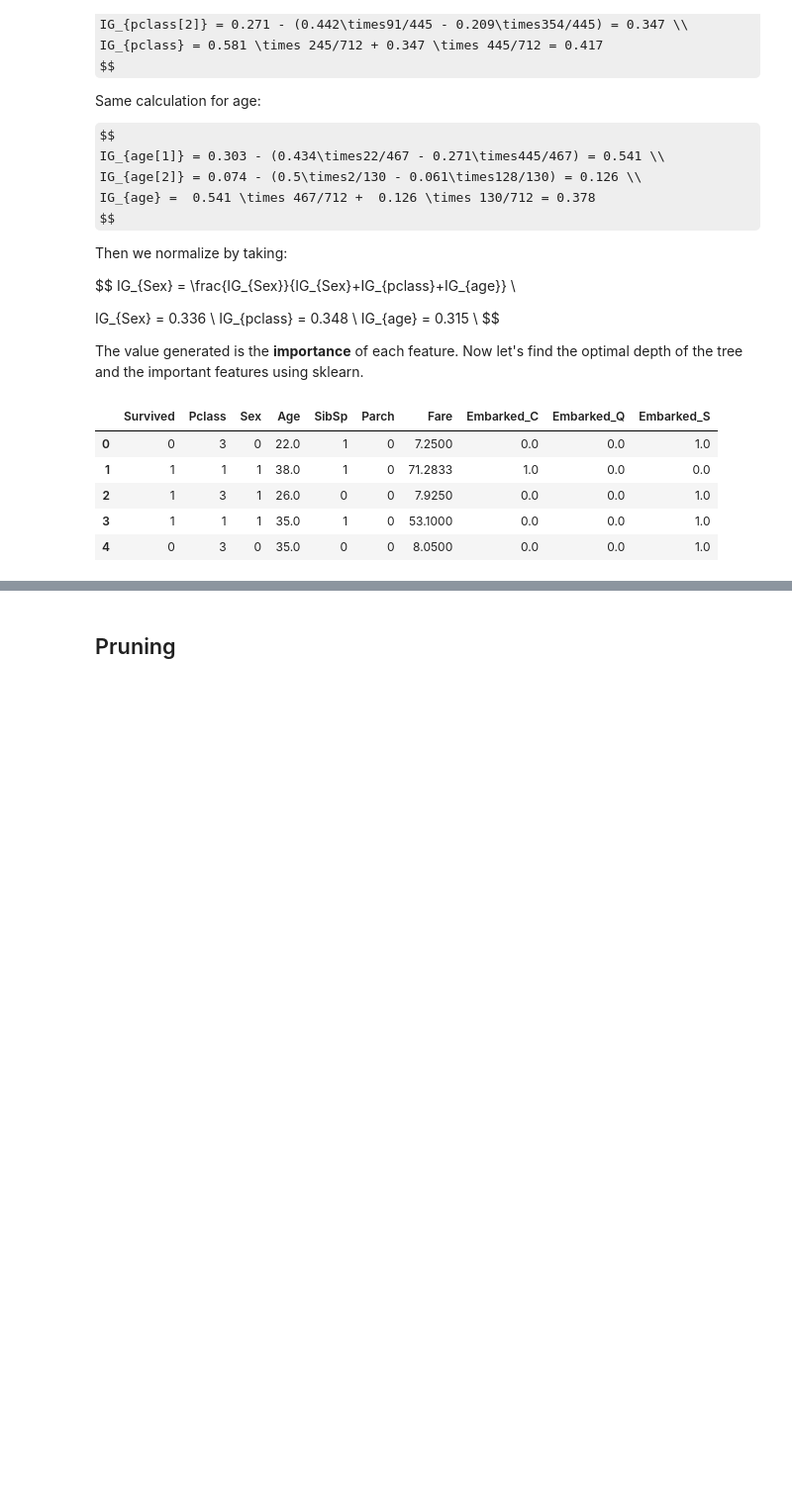
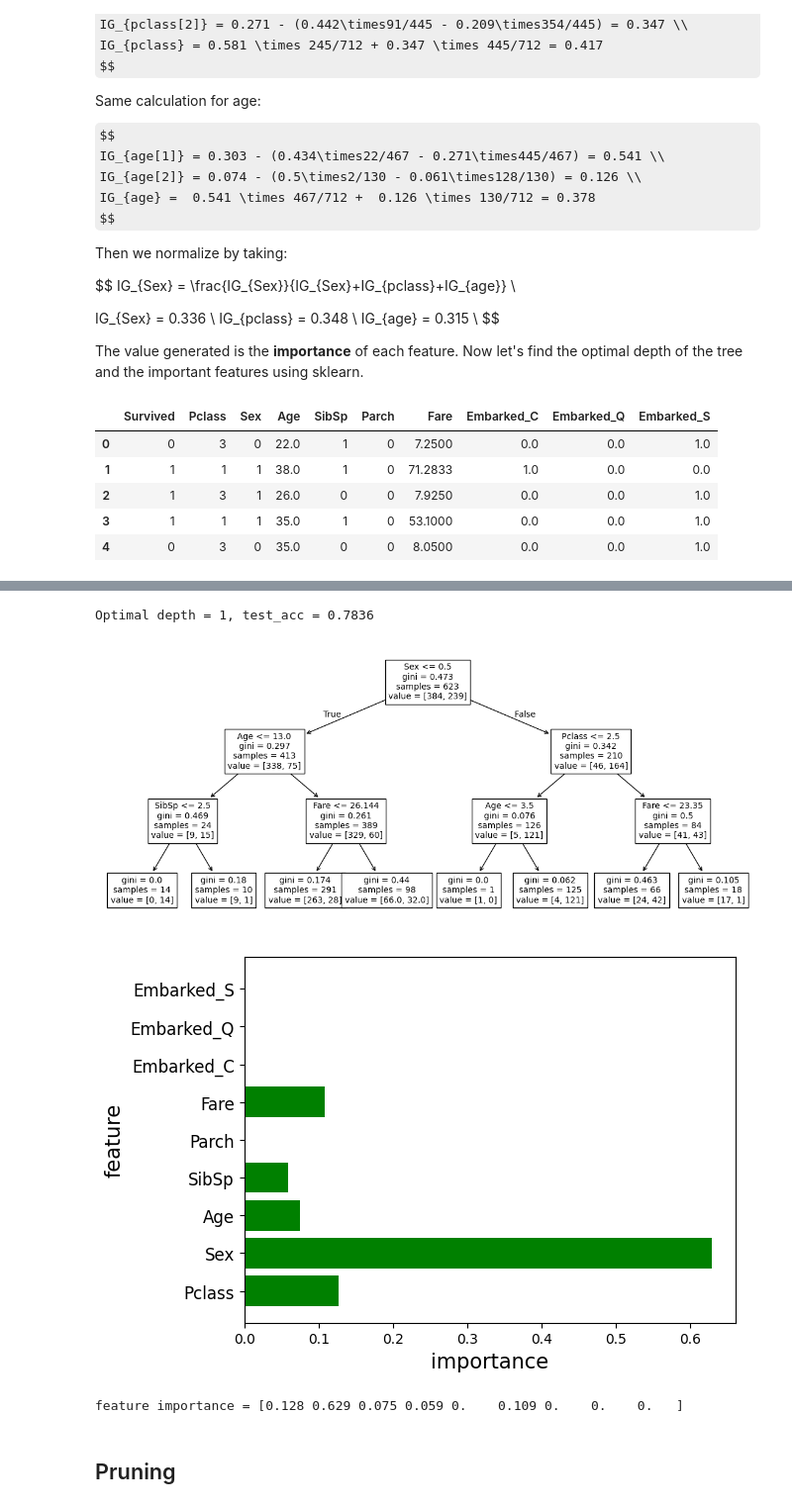
Before and after one commit to Hydrilla05/My-DAC-Curriculum, a Jupyter notebook: DAC-006_Machine_Learning/DAC-006-Intro_to_ML_Session_2_Student.ipynb, the cells around one changed output, grey strips where cells are left out. Shown at 99% size. Saved outputs shown, nothing was run; the diff lists cells and outputs as text; code cells hidden in the pictures; some formulas as TeX source; blank space fills up the shorter version.

```diff
--- a/DAC-006_Machine_Learning/DAC-006-Intro_to_ML_Session_2_Student.ipynb
+++ b/DAC-006_Machine_Learning/DAC-006-Intro_to_ML_Session_2_Student.ipynb
@@ -231,32 +241,37 @@ df.head()
 # %%
-# I set max_step=3 as a constant value for tree visualization.
-# model = DecisionTreeClassifier(max_depth=3)
-# model.fit(x_train, y_train)
+#I set max_step=3 as a constant value for tree visualization.
+model = DecisionTreeClassifier(max_depth=3)
+model.fit(x_train, y_train)
 
-# # Use test data to evaluate final performance.
-# y_pred = model.predict(x_test)
-# test_acc = (y_pred == y_test).mean()
-# print('Optimal depth = {}, test_acc = {:.4f}'.format(opt_depth, test_acc))
+# Use test data to evaluate final performance.
+y_pred = model.predict(x_test)
+test_acc = (y_pred == y_test).mean()
+print('Optimal depth = {}, test_acc = {:.4f}'.format(opt_depth, test_acc))
 
-# # Visualize the tree
-# # plt.figure(figsize=(20,10))
-# feat_names = x.columns.tolist()
-# plt.figure(figsize=(14,6))
-# tree.plot_tree(model, feature_names = feat_names, fontsize=10)
-# plt.show()
+# Visualize the tree
+# plt.figure(figsize=(20,10))
+feat_names = x.columns.tolist()
+plt.figure(figsize=(14,6))
+tree.plot_tree(model, feature_names = feat_names, fontsize=10)
+plt.show()
 
-# # Analyze the importance of features.
-# feature_importance = model.feature_importances_
-# n_feature = x_train.shape[1]
-# idx = np.arange(n_feature)
+# Analyze the importance of features.
+feature_importance = model.feature_importances_
+n_feature = x_train.shape[1]
+idx = np.arange(n_feature)
 
-# plt.barh(idx, feature_importance, align='center', color='green')
-# plt.yticks(idx, feat_names, size=12)
-# plt.xlabel('importance', size=15)
-# plt.ylabel('feature', size=15)
-# plt.show()
+plt.barh(idx, feature_importance, align='center', color='green')
+plt.yticks(idx, feat_names, size=12)
+plt.xlabel('importance', size=15)
+plt.ylabel('feature', size=15)
+plt.show()
 
-# print('feature importance = {}'.format(feature_importance.round(3)))
+print('feature importance = {}'.format(feature_importance.round(3)))
+# %% [output]
+Optimal depth = 1, test_acc = 0.7836
+[figure, added]
+[figure, added]
+feature importance = [0.128 0.629 0.075 0.059 0.    0.109 0.    0.    0.   ]
 # %% [markdown]
 ## Pruning
 # %% [markdown]
```
Also changed, not shown: parts of 15 cells of this notebook.
